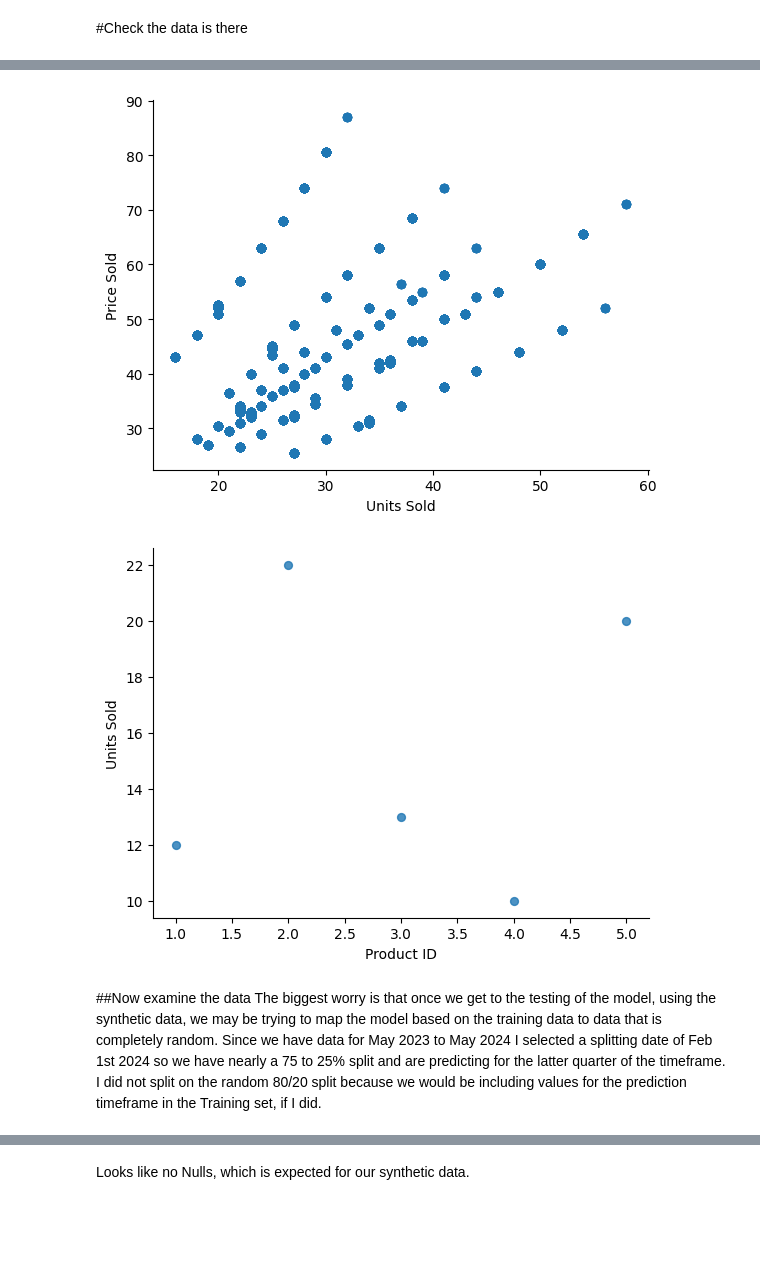
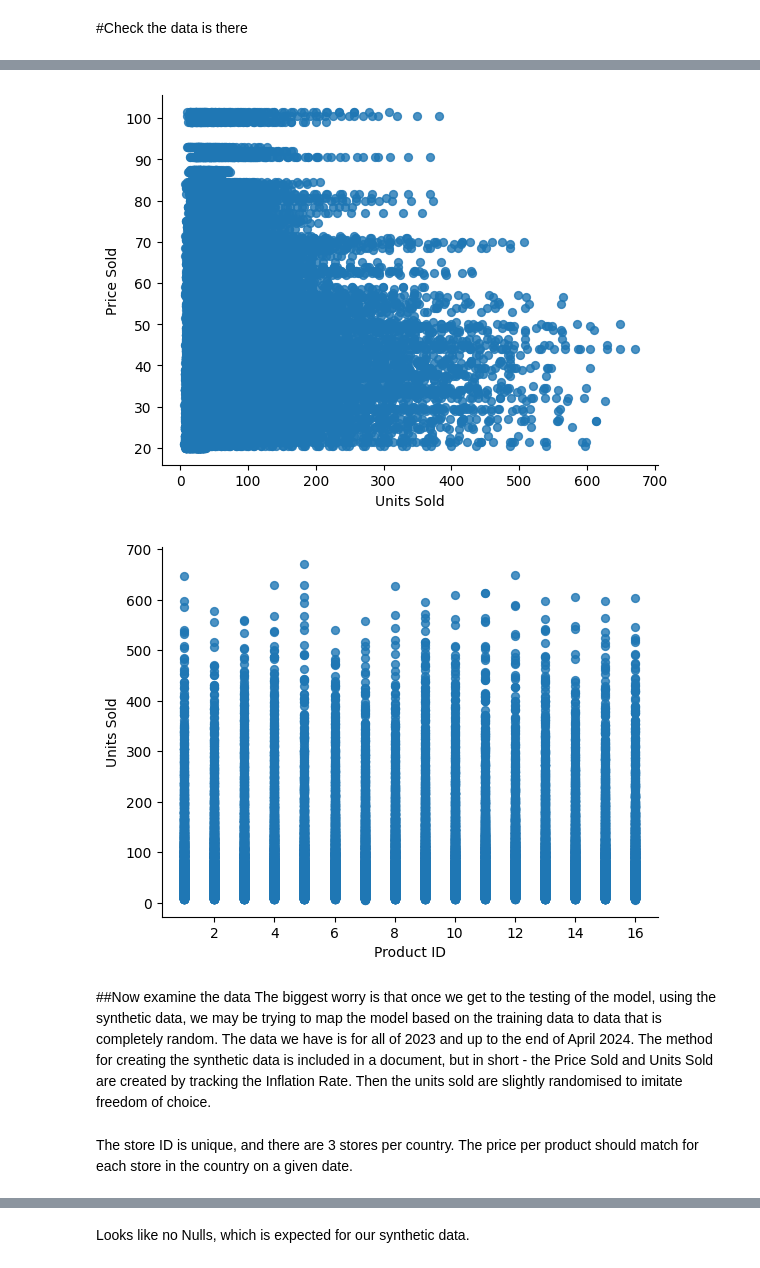
Before and after one commit to kevinhoffmanglyde/oxfordgenaigroup2, a Jupyter notebook: Group2EndtoEnd.ipynb, the cells around one changed output, grey strips where cells are left out. Saved outputs shown, nothing was run; the diff lists cells and outputs as text; code cells hidden in the pictures; blank space fills up the shorter version.

```diff
--- a/Group2EndtoEnd.ipynb
+++ b/Group2EndtoEnd.ipynb
@@ -25,7 +24,7 @@ Authenticated
 # %% [markdown]
 #Get the data
 # %%
-df = pd.read_csv('gdrive/MyDrive/Product_Store_Sales_Data_with_Category.csv')
+df = pd.read_csv('gdrive/MyDrive/Complete_Sales_Data.csv')
 # %% [markdown]
 #Check the data is there
 # %%
@@ -90,18 +89,16 @@ plt.gca().spines[['top', 'right',]].set_visible(False)
 df.plot(kind='scatter', x='Units Sold', y='Price Sold', s=32, alpha=.8)
 plt.gca().spines[['top', 'right',]].set_visible(False)
 # %% [output]
-[figure, old version]
+[figure, new version]
 # %%
-from matplotlib import pyplot as plt
-_df_2.plot(kind='scatter', x='Product ID', y='Units Sold', s=32, alpha=.8)
+df.plot(kind='scatter', x='Product ID', y='Units Sold', s=32, alpha=.8)
 plt.gca().spines[['top', 'right',]].set_visible(False)
 # %% [output]
-[figure, old version]
+[figure, new version]
 # %% [markdown]
 ##Now examine the data
 The biggest worry is that once we get to the testing of the model, using the synthetic data, we may be trying to map the model based on the training data to data that is completely random.
-Since we have data for May 2023 to May 2024 I selected a splitting date of Feb 1st 2024 so we have nearly a 75 to 25% split and are predicting for the latter quarter of the timeframe.
-I did not split on the random 80/20 split because we would be including values for the prediction timeframe in the Training set, if I did.
+The data we have is for all of 2023 and up to the end of April 2024.  The method for creating the synthetic data is included in a document, but in short - the Price Sold and Units Sold are created by tracking the Inflation Rate.  Then the units sold are slightly randomised to imitate freedom of choice.
 # %%
 import pandas as pd
 import numpy as np
@@ -117,6 +114,9 @@ from sklearn.metrics import mean_absolute_error, mean_squared_error, r2_score
 # matplotlib.pyplot is used for plotting graphs.
 import matplotlib.pyplot as plt
 from sklearn.ensemble import RandomForestRegressor
+# %% [markdown]
+The store ID is unique, and there are 3 stores per country.
+The price per product should match for each store in the country on a given date.
 # %%
 df = df.sort_values(["Date of Sale"], ascending = (True)) # order the data by year, month, day in ascending order.
 df.head() # check the data again by viewing the first 5 rows
```
Also changed, not shown: parts of 93 cells of this notebook.
